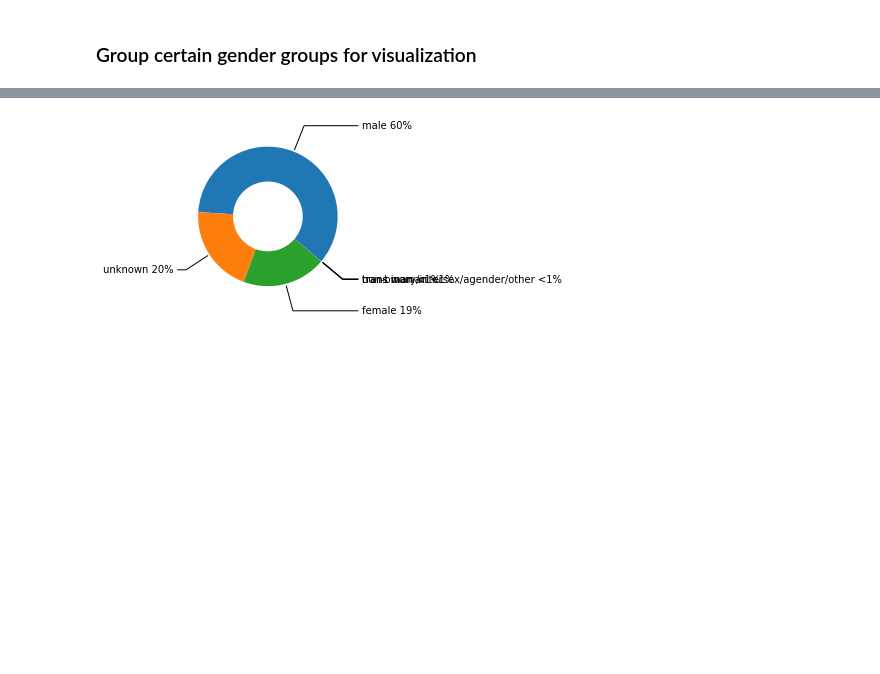
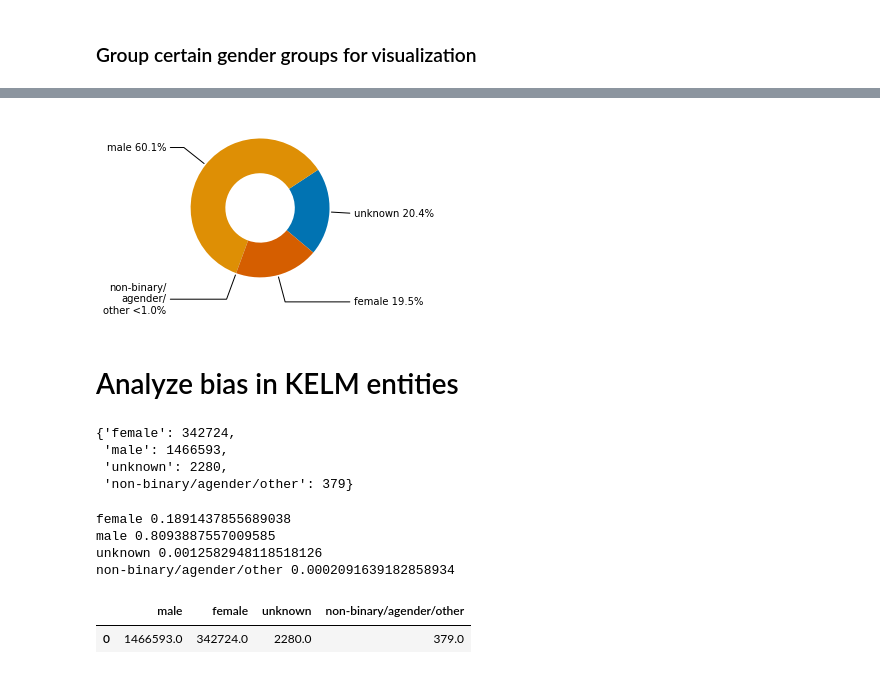
Before and after one commit to krangelie/knowledge-enhanced-lm-training, a Jupyter notebook: notebooks/kelm_eda.ipynb, the cells around one changed output, grey strips where cells are left out. Cells and saved outputs as stored; diff of their text form; code cells hidden in the pictures; blank space fills up the shorter version.

Commit message:
exploration wikidata & kelm

```diff
--- a/notebooks/kelm_eda.ipynb
+++ b/notebooks/kelm_eda.ipynb
@@ -23,3 +31,7 @@ Requirement already satisfied: tqdm in /opt/homebrew/Caskroom/miniforge/base/env
 # Analyze Wikidata gender distribution
 # %%
 entity_path = "../../wikidata_humans/wikidata_all_human_entities.jsonl"
+# %%
+with open(entity_path) as json_file:
+    ent_list = list(json_file)
+    print(len(ent_list))
@@ -96,16 +110,14 @@ gender_frequencies
 # %% [markdown]
 ### Group certain gender groups for visualization
 # %%
-keys = ["female", "trans woman", "male", "trans man", "unknown", "non-binary/intersex/agender/other"]
+keys = ["female", "male", "unknown", "non-binary/agender/other"]
 grouped_frequencies = dict(zip(keys, [0]*len(keys)))
 for k,v in gender_frequencies.items():
-    if k in ["trans woman", "trans man", "male"]:
-        grouped_frequencies[k] += v
-    elif k in ["female", "cisgender female"]:
+    if k in ["trans man", "male"]:
+        grouped_frequencies["male"] += v
+    elif k in ["trans woman", "female", "cisgender female"]:
         grouped_frequencies["female"] += v
     elif k in ["unknown", "undisclosed gender"]:
         grouped_frequencies["unknown"] += v
     else:
-        grouped_frequencies["non-binary/intersex/agender/other"] += v
+        grouped_frequencies["non-binary/agender/other"] += v
-# %%
-grouped_frequencies = {k: v for k, v in sorted(grouped_frequencies.items(), key=lambda item: item[1], reverse=True)}
@@ -120,0 +124,2 @@ grouped_frequencies
+# %%
+grouped_frequencies = {"unknown": grouped_frequencies["unknown"], "male": grouped_frequencies["male"], "non-binary/agender/other": grouped_frequencies["non-binary/agender/other"], "female": grouped_frequencies["female"]}
@@ -139,37 +147,35 @@ Requirement already satisfied: pandas>=0.25 in /opt/homebrew/Caskroom/miniforge/
 Requirement already satisfied: pytz>=2020.1 in /opt/homebrew/Caskroom/miniforge/base/envs/crisis_lm/lib/python3.8/site-packages (from pandas>=0.25->seaborn) (2021.3)
 Requirement already satisfied: six>=1.5 in /opt/homebrew/Caskroom/miniforge/base/envs/crisis_lm/lib/python3.8/site-packages (from python-dateutil>=2.7->matplotlib) (1.16.0)
 # %%
-import numpy as np
 fig, ax = plt.subplots(figsize=(6, 3), subplot_kw=dict(aspect="equal"))
 total = sum(grouped_frequencies.values())
 labels = ["/\n".join(k.split("/")) for k, v in grouped_frequencies.items()]
-#labels = list(grouped_frequencies.keys())
-#sns.set(rc={'axes.facecolor':'black', 'figure.facecolor':'white'})
+
 def my_autopct(pct):
-    return ('%.0f' % pct) + "%" if pct > 1 else '<1%'
+    return ('%.1f' % pct) + "%" if pct > 1 else '<1.0%'
 explode = (0, 0, 0, 0.2, 0.2, 0.2)
 #plt.pie(grouped_frequencies.values(), labels=labels,  explode=[0.10]*len(grouped_frequencies), autopct=my_autopct)
-wedges, texts  = ax.pie(grouped_frequencies.values(), wedgeprops=dict(width=0.5), startangle=-40)
+wedges, texts  = ax.pie(grouped_frequencies.values(), wedgeprops=dict(width=0.5), startangle=-40, colors=sns.color_palette("colorblind"))
 
 kw = dict(arrowprops=dict(arrowstyle="-"), va="center")
 
 for i, p in enumerate(wedges):
     ang = (p.theta2 - p.theta1)/2. + p.theta1
     y = np.sin(np.deg2rad(ang))
     x = np.cos(np.deg2rad(ang))
     horizontalalignment = {-1: "right", 1: "left"}[int(np.sign(x))]
     connectionstyle = "angle,angleA=0,angleB={}".format(ang)
     kw["arrowprops"].update({"connectionstyle": connectionstyle})
     ax.annotate(f"{labels[i]} {my_autopct(list(grouped_frequencies.values())[i] / total * 100)}", xy=(x, y), xytext=(1.35*np.sign(x), 1.4*y),
                 horizontalalignment=horizontalalignment, **kw)
 
 #plt.legend(patches, labels, loc='left center', bbox_to_anchor=(-0.1, 1.),
 #           fontsize=8)
 plt.savefig('wikidata_gender_distr_Oct2022.png', dpi=300)
 plt.tight_layout()
 plt.show()
 # %% [output]
-[figure, old version]
+[figure, new version]
 # %%
 save_dict = {}
 save_dict["map"] = gender_map
@@ -178,3 +184,5 @@ save_dict["grouped_frequencies"] = grouped_frequencies
 
 with open("wikidata_genders.json", "w") as f:
     json.dump(save_dict, f)
+# %% [markdown]
+# Analyze bias in KELM entities
@@ -180,0 +212,15 @@ with open("wikidata_genders.json", "w") as f:
+# %%
+kelm_grouped_frequencies
+# %% [output]
+{'female': 342724,
+ 'male': 1466593,
+ 'unknown': 2280,
+ 'non-binary/agender/other': 379}
+# %%
+for k, v in kelm_grouped_frequencies.items():
+    print(k, v / 1811976)
+# %% [output]
+female 0.1891437855689038
+male 0.8093887557009585
+unknown 0.0012582948118518126
+non-binary/agender/other 0.0002091639182858934
@@ -180,0 +229,8 @@ with open("wikidata_genders.json", "w") as f:
+# %%
+df = pd.DataFrame()
+for k, v in kelm_grouped_frequencies.items():
+    df.loc[0,k] = v
+df
+# %% [output]
+|  | male | female | unknown | non-binary/agender/other |
+| 0 | 1466593.0 | 342724.0 | 2280.0 | 379.0 |
```
Also changed, not shown: parts of 24 cells of this notebook, 2 other files.
